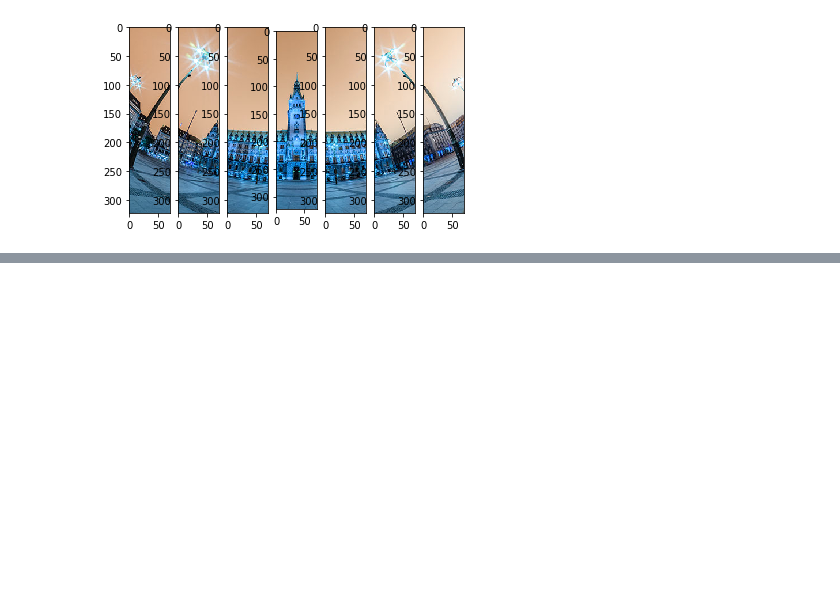
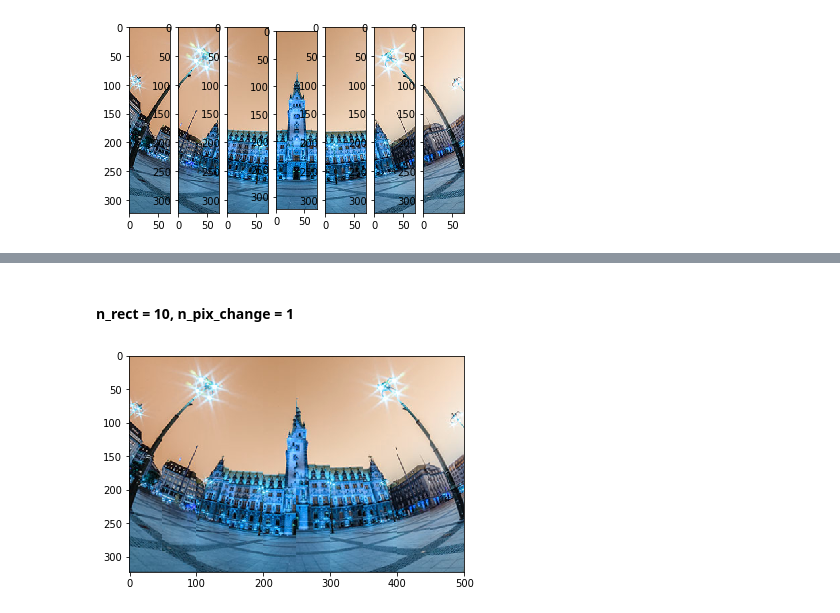
Before and after one commit to aczeszejko-sochacki/Autonomous-Driving, a Jupyter notebook: Wide-angle camera photo transformation.ipynb, the cells around one changed output, grey strips where cells are left out. Drawn from its saved outputs; the diff is of its cells as text; code cells hidden in the pictures; blank space fills up the shorter version.

```diff
--- a/Wide-angle camera photo transformation.ipynb
+++ b/Wide-angle camera photo transformation.ipynb
@@ -100,0 +176,6 @@ plt.imshow(np.concatenate(modulo_split_image(hamburg, 6), axis=1))
+# %% [markdown]
+#### n_rect = 10, n_pix_change = 1
+# %%
+imshow_concat(perspective_transf_fair_division(hamburg, n_rect=10, n_pix_change=1))
+# %% [output]
+[figure, added]
```
Also changed, not shown: parts of 18 cells of this notebook.
